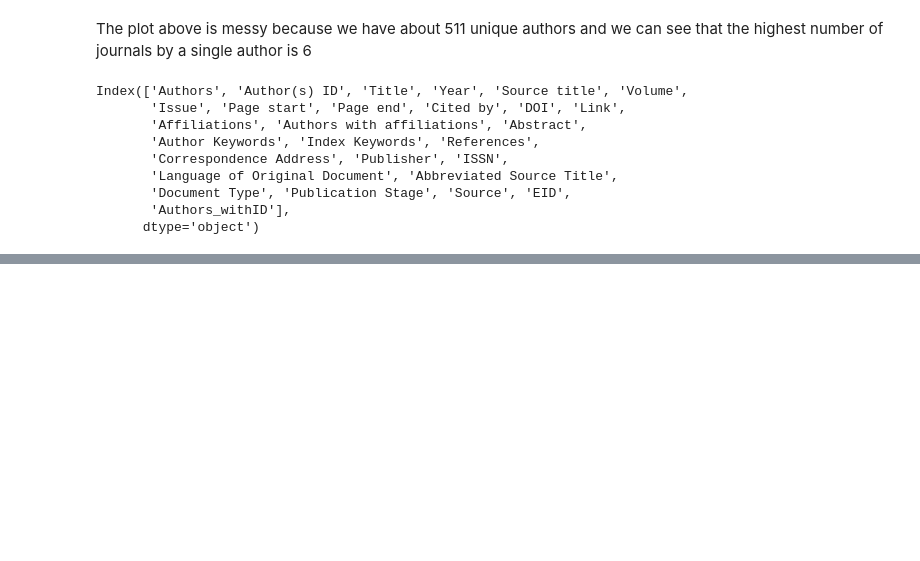
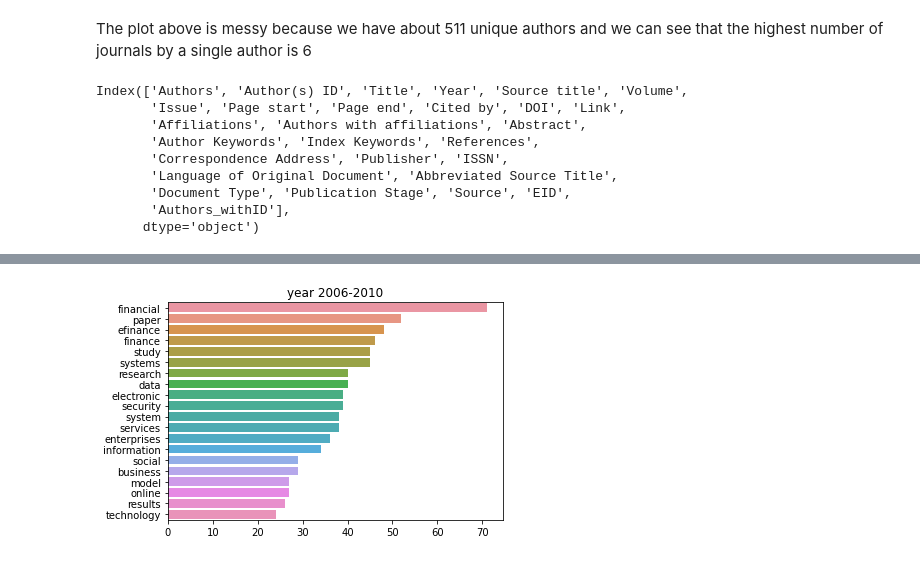
Before and after one commit to rahulgundre/HDSCWINTER-22_Premier-project, a Jupyter notebook: EDA analysis .ipynb, the cells around one changed output, grey strips where cells are left out. Cells and saved outputs as stored; diff of their text form; code cells hidden in the pictures; blank space fills up the shorter version.

```diff
--- a/EDA analysis .ipynb
+++ b/EDA analysis .ipynb
@@ -364,0 +359,4 @@ IndexError: only integers, slices (`:`), ellipsis (`...`), numpy.newaxis (`None`
+# %%
+draw_word_frequency("year 2006-2010", df_aggregated.loc[1, "Abstract_words"])
+# %% [output]
+[figure, added]
```
Also changed, not shown: parts of 49 cells of this notebook.
